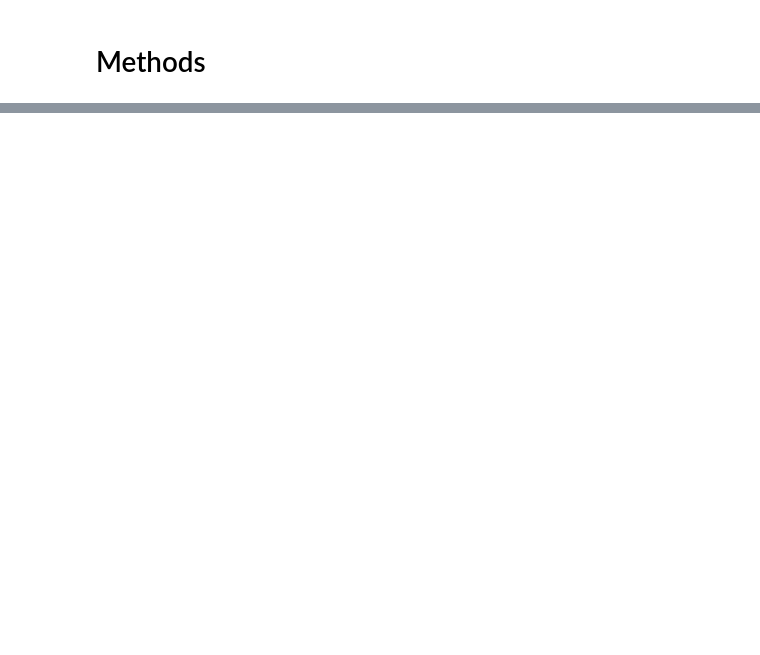
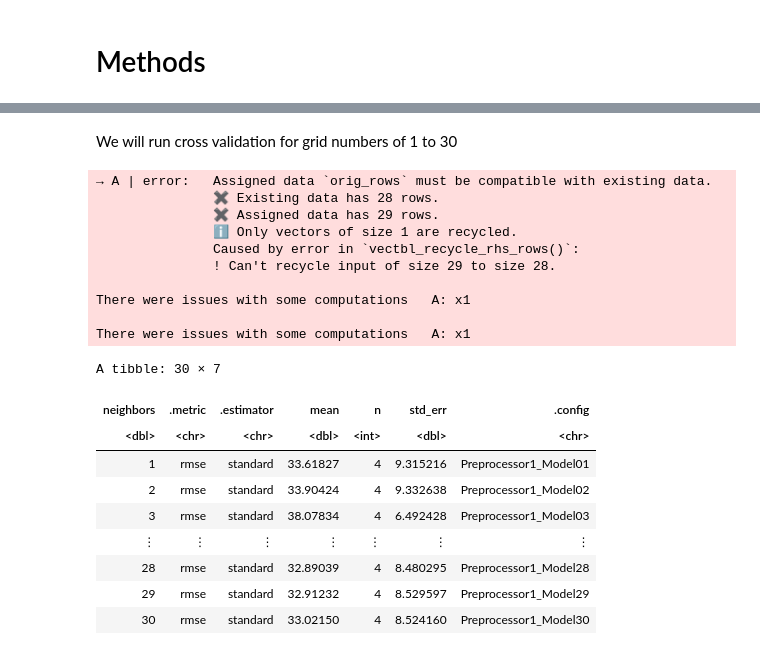
Before and after one commit to ryan-chess/dsci-100-individual-project-template, a Jupyter notebook: Project-Report.ipynb, the cells around one changed output, grey strips where cells are left out. Saved outputs shown, nothing was run; the diff lists cells and outputs as text; code cells hidden in the pictures; blank space fills up the shorter version.

```diff
--- a/Project-Report.ipynb
+++ b/Project-Report.ipynb
@@ -56,0 +98,50 @@ Looking at the players data, there are four varibles that can be use to do the p
+# %%
+players_split <- initial_split(players, prop = 0.75, strata = played_hours) #spliting the players data
+players_training <- training(players_split)
+players_testing <- testing(players_split)
+# %%
+#create a recipe that predicts played hours with the varibles and scale the data
+player_recipe <- recipe(played_hours ~ experience + Age + gender + subscribe, data = players_training)|>
+    step_scale(all_of(c("experience", "Age")))|> #we cannot scale gender and subscribe
+    step_center(all_of(c("experience", "Age")))
+#create a model specification for k-nearest neighbors regression
+player_spec <- nearest_neighbor(weight_func = "rectangular", neighbors = tune())|>
+    set_engine("kknn")|>
+    set_mode("regression")
+#use 5- fold cross validation to find the best k value
+player_vfold <- vfold_cv(players_training, v = 5, strata = played_hours)
+
+player_workflow <- workflow()|>
+    add_recipe(player_recipe)|>
+    add_model(player_spec)
+# %% [markdown]
+We will run cross validation for grid numbers of 1 to 30
+# %%
+k_vals <- tibble(neighbors = seq(from = 1, to = 30, by = 1))
+
+player_result <- player_workflow|>
+    tune_grid(resamples = player_vfold, grid = k_vals)|>
+    collect_metrics()|>
+     filter(.metric =="rmse")
+player_result
+# %% [output]
+→ A | error:   Assigned data `orig_rows` must be compatible with existing data.
+               ✖ Existing data has 28 rows.
+               ✖ Assigned data has 29 rows.
+               ℹ Only vectors of size 1 are recycled.
+               Caused by error in `vectbl_recycle_rhs_rows()`:
+               ! Can't recycle input of size 29 to size 28.
+
+There were issues with some computations   A: x1
+
+There were issues with some computations   A: x1
+A tibble: 30 × 7
+| neighbors | .metric | .estimator | mean | n | std_err | .config |
+| <dbl> | <chr> | <chr> | <dbl> | <int> | <dbl> | <chr> |
+| 1 | rmse | standard | 33.61827 | 4 | 9.315216 | Preprocessor1_Model01 |
+| 2 | rmse | standard | 33.90424 | 4 | 9.332638 | Preprocessor1_Model02 |
+| 3 | rmse | standard | 38.07834 | 4 | 6.492428 | Preprocessor1_Model03 |
+| ⋮ | ⋮ | ⋮ | ⋮ | ⋮ | ⋮ | ⋮ |
+| 28 | rmse | standard | 32.89039 | 4 | 8.480295 | Preprocessor1_Model28 |
+| 29 | rmse | standard | 32.91232 | 4 | 8.529597 | Preprocessor1_Model29 |
+| 30 | rmse | standard | 33.02150 | 4 | 8.524160 | Preprocessor1_Model30 |
```
Also changed, not shown: parts of 13 cells of this notebook.
